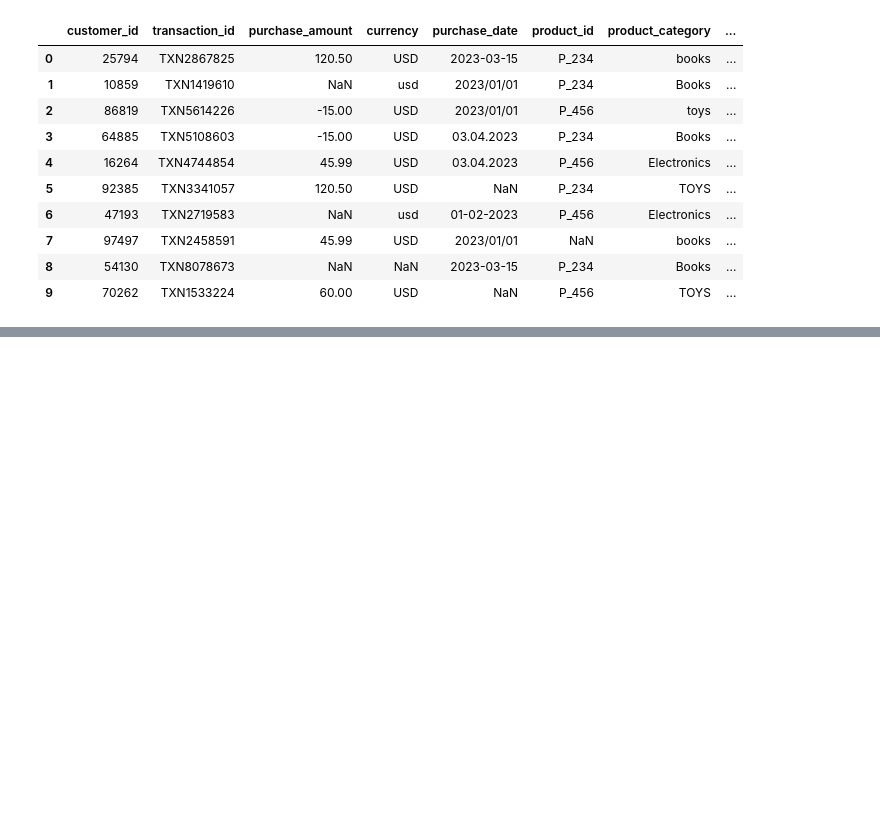
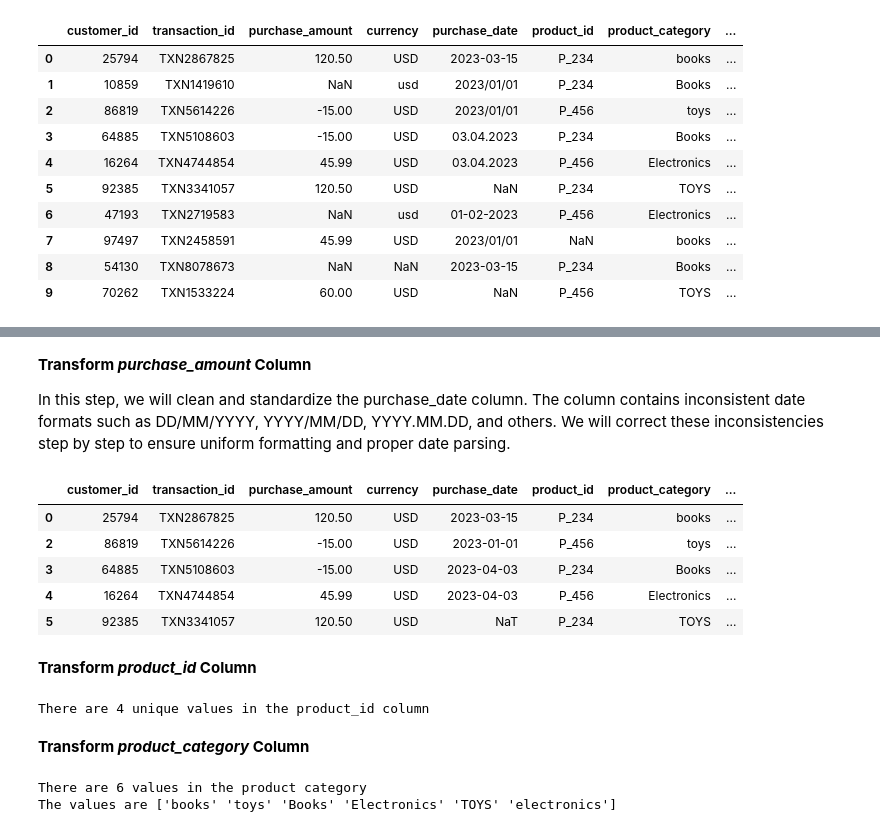
Before and after one commit to nuelwhite/Data-Engineering-Portfolio, a Jupyter notebook: challenge.ipynb, the cells around one changed output, grey strips where cells are left out. Cells and saved outputs as stored; diff of their text form; code cells hidden in the pictures; blank space fills up the shorter version.

Commit message:
Update: Clean Notebook
Update notebook. Make it readable, and remove superflous codes

```diff
--- a/challenge.ipynb
+++ b/challenge.ipynb
@@ -183,0 +220,41 @@ Still nulls. We can see row 1, which is a nan value is consitents across both ch
+# %%
+# convert currency to category datatype
+df['currency'] = df['currency'].astype('category')
+# %% [markdown]
+**Transform *purchase_amount* Column**
+
+In this step, we will clean and standardize the purchase_date column. The column contains inconsistent date formats such as DD/MM/YYYY, YYYY/MM/DD, YYYY.MM.DD, and others. We will correct these inconsistencies step by step to ensure uniform formatting and proper date parsing.
+# %%
+# Clean purchase_amount column before type conversion
+df['purchase_date'] = df['purchase_date'].str.strip().str.replace('.','/').str.replace('-', '/')
+# %%
+# create a function to parse the date column
+from datetime import datetime
+
+def parse_date(value):
+    for fmt in ("%Y/%m/%d", "%/m/%d/%Y", "%d/%m/%Y"):
+        try:
+            return datetime.strptime(value, fmt)
+        except ValueError:
+            continue
+    return pd.NaT
+# %%
+# parse the date column
+df['purchase_date'] = df['purchase_date'].astype(str).apply(parse_date)
+# %%
+df.head()
+# %% [output]
+|  | customer_id | transaction_id | purchase_amount | currency | purchase_date | product_id | product_category | ... |
+| 0 | 25794 | TXN2867825 | 120.50 | USD | 2023-03-15 | P_234 | books | ... |
+| 2 | 86819 | TXN5614226 | -15.00 | USD | 2023-01-01 | P_456 | toys | ... |
+| 3 | 64885 | TXN5108603 | -15.00 | USD | 2023-04-03 | P_234 | Books | ... |
+| 4 | 16264 | TXN4744854 | 45.99 | USD | 2023-04-03 | P_456 | Electronics | ... |
+| 5 | 92385 | TXN3341057 | 120.50 | USD | NaT | P_234 | TOYS | ... |
+# %% [markdown]
+**Transform *product_id* Column**
+# %%
+# Check the number of unique values in the product_id
+
+print(f"There are {df['product_id'].nunique()} unique values in the product_id column")
+# %% [output]
+There are 4 unique values in the product_id column
@@ -183,0 +264,8 @@ Still nulls. We can see row 1, which is a nan value is consitents across both ch
+# %% [markdown]
+**Transform *product_category* Column**
+# %%
+print(f"There are {df['product_category'].nunique()} values in the product category")
+print(f'The values are {df['product_category'].unique()}')
+# %% [output]
+There are 6 values in the product category
+The values are ['books' 'toys' 'Books' 'Electronics' 'TOYS' 'electronics']
```
Also changed, not shown: parts of 36 cells of this notebook.
